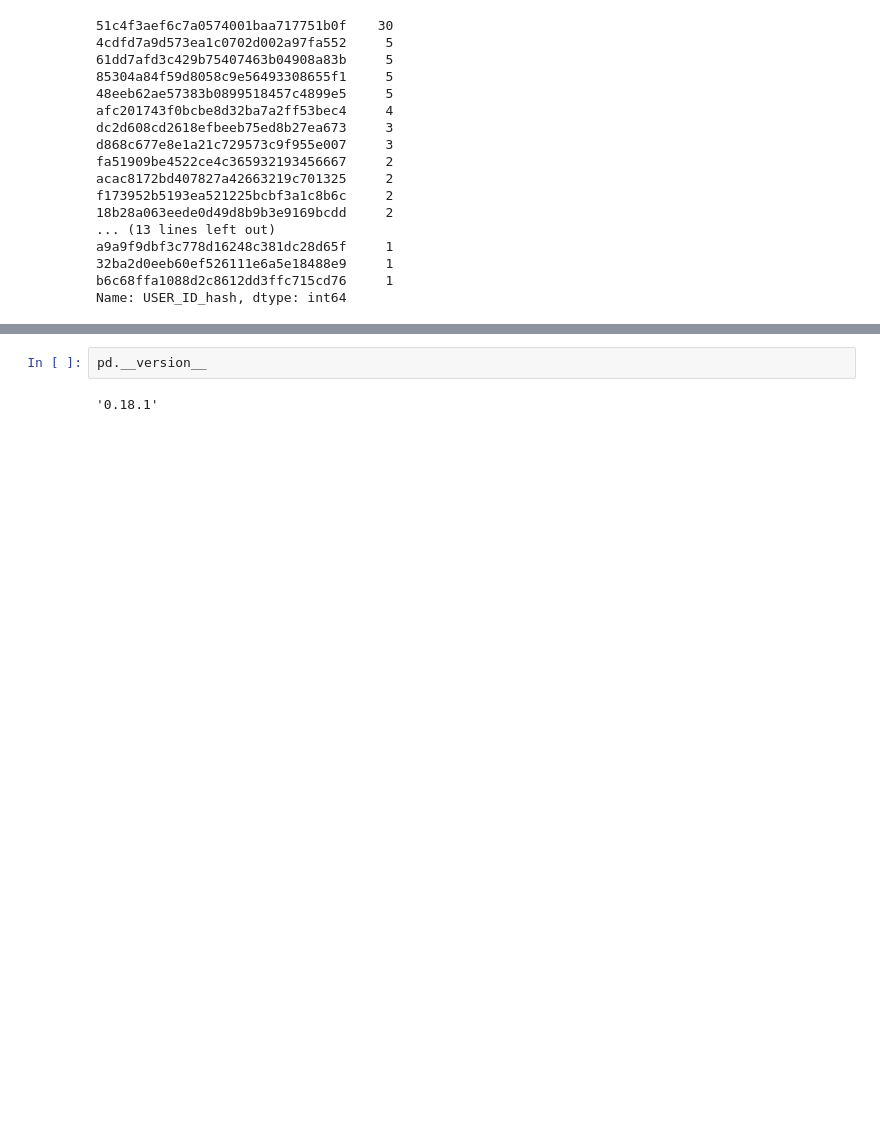
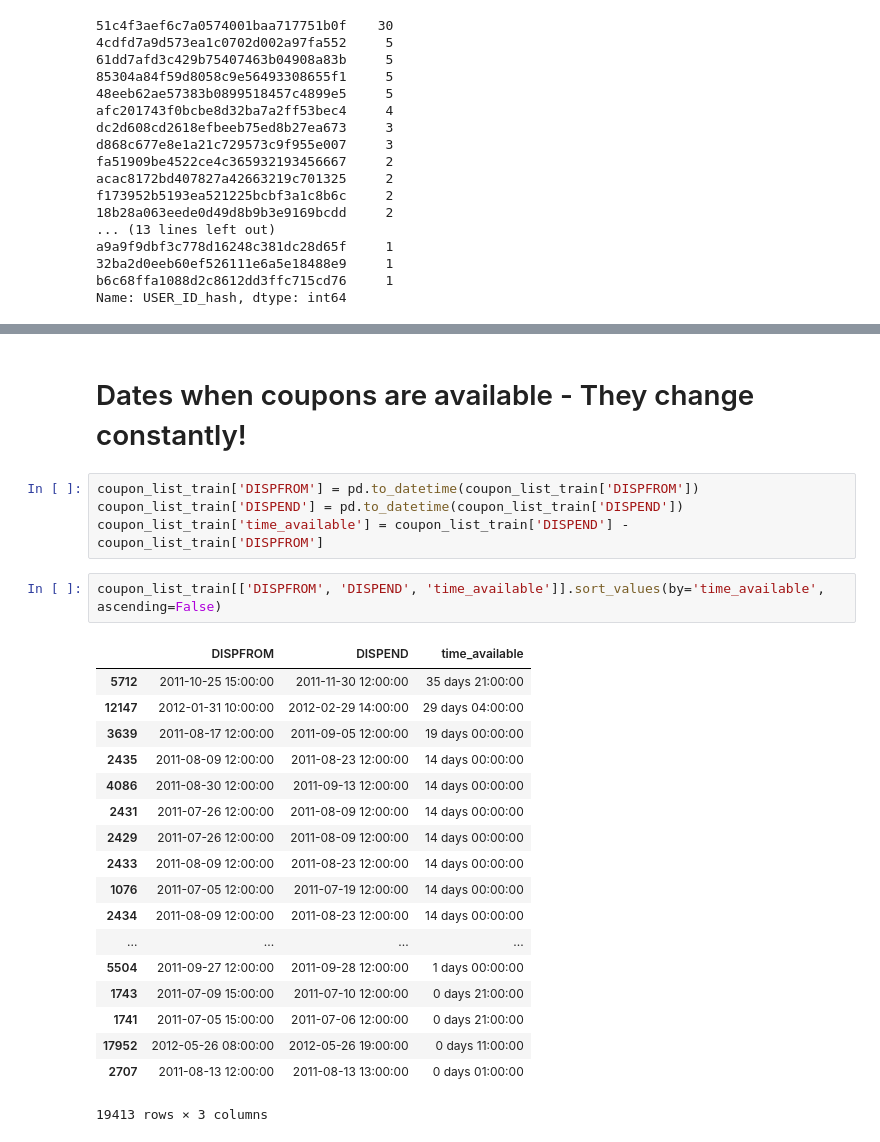
Before and after one commit to DaniSanchezSantolaya/RNN-customer-behavior, a Jupyter notebook: eda datasets/EDA.ipynb, the cells around one changed output, grey strips where cells are left out. Saved outputs shown, nothing was run; the diff lists cells and outputs as text; blank space fills up the shorter version.

Commit message:
coupons eda dataset

```diff
--- a/eda datasets/EDA.ipynb
+++ b/eda datasets/EDA.ipynb
@@ -379,7 +379,30 @@ coupon_purchases_train[(coupon_purchases_train['COUPON_ID_hash'] == '626769570dd
 | 60259 | 1 | 2011-08-29 17:10:12 | 赤坂・六本木・麻布 | a023912d6cf5172361f243ca081ec7ba | 51c4f3aef6c7a0574001baa717751b0f | 626769570ddeae80222a5a0ba5d998df |
 | 60260 | 1 | 2011-08-29 17:10:37 | 赤坂・六本木・麻布 | 274c6ff6358b362919dfcd7911697b58 | 51c4f3aef6c7a0574001baa717751b0f | 626769570ddeae80222a5a0ba5d998df |
 | 60261 | 1 | 2011-08-29 17:10:58 | 赤坂・六本木・麻布 | 4380a0f83e1f188393e70b36d8d30e41 | 51c4f3aef6c7a0574001baa717751b0f | 626769570ddeae80222a5a0ba5d998df |
-# %%
-pd.__version__
-# %% [output]
-'0.18.1'
+# %% [markdown]
+# Dates when coupons are available - They change constantly!
+# %%
+coupon_list_train['DISPFROM'] = pd.to_datetime(coupon_list_train['DISPFROM'])
+coupon_list_train['DISPEND'] = pd.to_datetime(coupon_list_train['DISPEND'])
+coupon_list_train['time_available'] = coupon_list_train['DISPEND'] - coupon_list_train['DISPFROM']
+# %%
+coupon_list_train[['DISPFROM', 'DISPEND', 'time_available']].sort_values(by='time_available', ascending=False)
+# %% [output]
+|  | DISPFROM | DISPEND | time_available |
+| 5712 | 2011-10-25 15:00:00 | 2011-11-30 12:00:00 | 35 days 21:00:00 |
+| 12147 | 2012-01-31 10:00:00 | 2012-02-29 14:00:00 | 29 days 04:00:00 |
+| 3639 | 2011-08-17 12:00:00 | 2011-09-05 12:00:00 | 19 days 00:00:00 |
+| 2435 | 2011-08-09 12:00:00 | 2011-08-23 12:00:00 | 14 days 00:00:00 |
+| 4086 | 2011-08-30 12:00:00 | 2011-09-13 12:00:00 | 14 days 00:00:00 |
+| 2431 | 2011-07-26 12:00:00 | 2011-08-09 12:00:00 | 14 days 00:00:00 |
+| 2429 | 2011-07-26 12:00:00 | 2011-08-09 12:00:00 | 14 days 00:00:00 |
+| 2433 | 2011-08-09 12:00:00 | 2011-08-23 12:00:00 | 14 days 00:00:00 |
+| 1076 | 2011-07-05 12:00:00 | 2011-07-19 12:00:00 | 14 days 00:00:00 |
+| 2434 | 2011-08-09 12:00:00 | 2011-08-23 12:00:00 | 14 days 00:00:00 |
+| ... | ... | ... | ... |
+| 5504 | 2011-09-27 12:00:00 | 2011-09-28 12:00:00 | 1 days 00:00:00 |
+| 1743 | 2011-07-09 15:00:00 | 2011-07-10 12:00:00 | 0 days 21:00:00 |
+| 1741 | 2011-07-05 15:00:00 | 2011-07-06 12:00:00 | 0 days 21:00:00 |
+| 17952 | 2012-05-26 08:00:00 | 2012-05-26 19:00:00 | 0 days 11:00:00 |
+| 2707 | 2011-08-13 12:00:00 | 2011-08-13 13:00:00 | 0 days 01:00:00 |
+19413 rows × 3 columns
```
Also changed, not shown: parts of 3 cells of this notebook.
